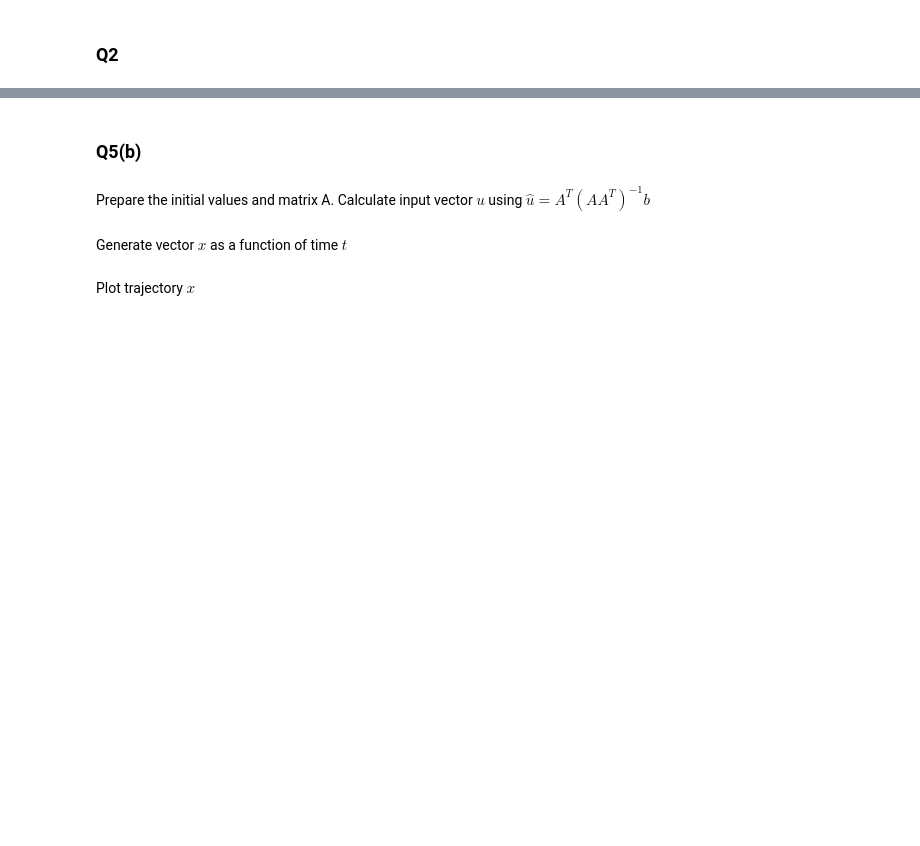
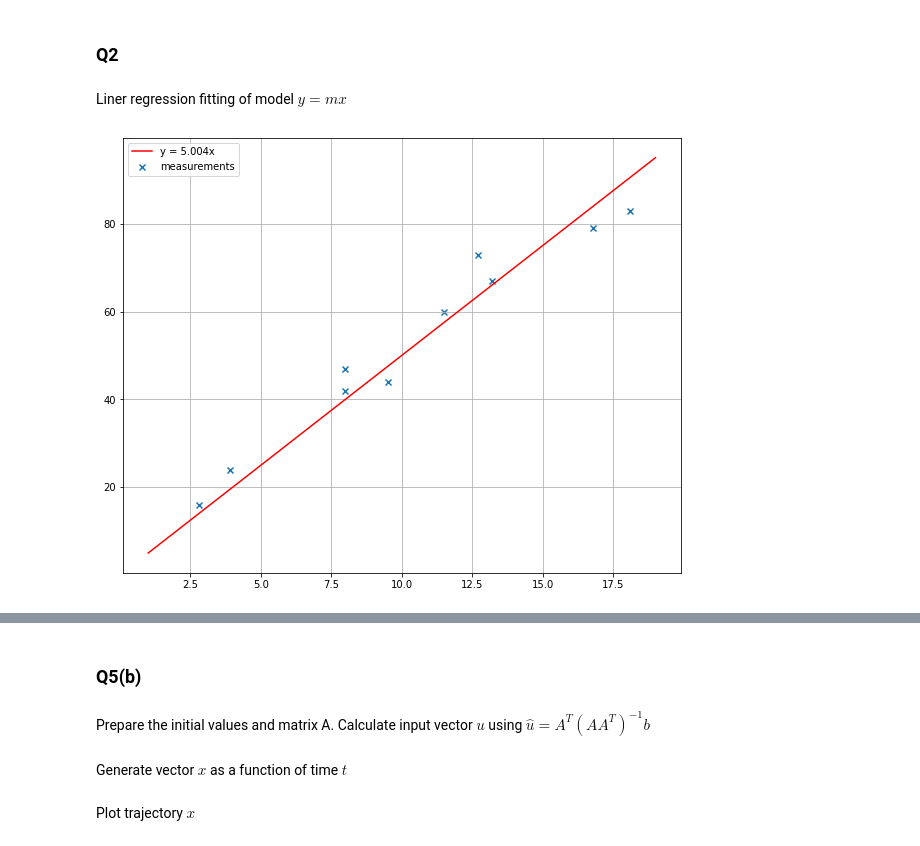
Before and after one commit to luorui93/ME7247, a Jupyter notebook: Homework_1.ipynb, the cells around one changed output, grey strips where cells are left out. Saved outputs shown, nothing was run; the diff lists cells and outputs as text; code cells hidden in the pictures; blank space fills up the shorter version.

```diff
--- a/Homework_1.ipynb
+++ b/Homework_1.ipynb
@@ -15,9 +8,0 @@ mxy / mx2
-# %%
-a1 = np.array(x * x)
-a2 = np.array(x)
-a3 = np.ones(a2.shape)
-A = np.stack((a1, a2, a3)).T
-y = y[:, np.newaxis]
-print(A.shape)
-print(y.shape)
-B = A.T @ y
@@ -27,0 +9,20 @@ np.linalg.solve(A.T@A,  B)
+# %% [markdown]
+Liner regression fitting of model $ y = mx $
+# %%
+# mean vector of x*y
+mxy = np.mean(x * y)
+#print(mxy)
+# mean vector of x^2
+mx2 = np.mean(x * x)
+#print(mx2)
+m = mxy / mx2
+
+x_range = np.arange(1, 20)
+fig = plt.figure(figsize=(10,8))
+plt.scatter(x, y, label="measurements", marker="x")
+plt.plot(x_range, x_range*m, label=f"y = {m:.3f}x", color="r")
+plt.legend()
+plt.grid(True)
+plt.show()
+# %% [output]
+[figure, added]
```
Also changed, not shown: parts of 13 cells of this notebook.
